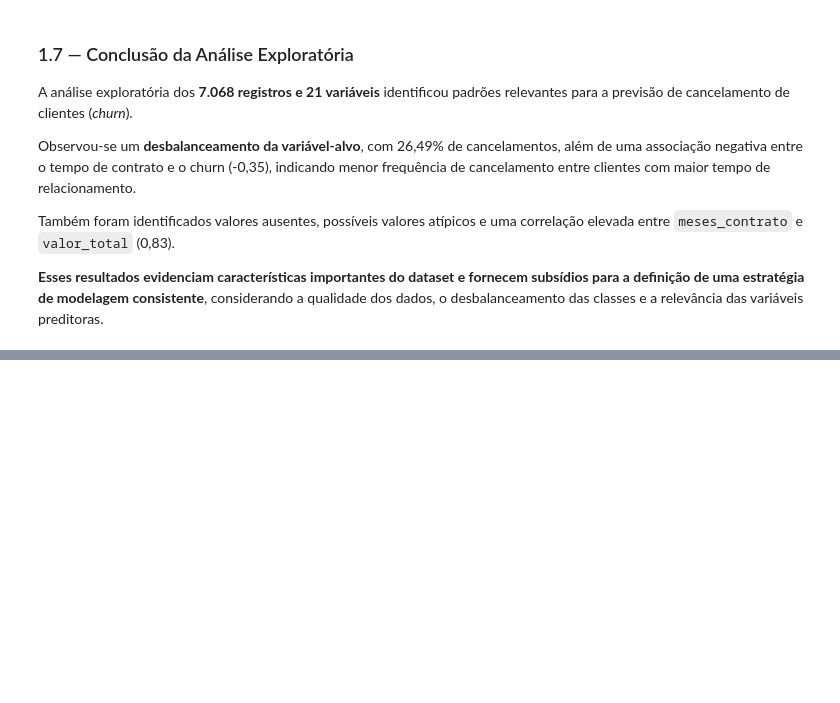
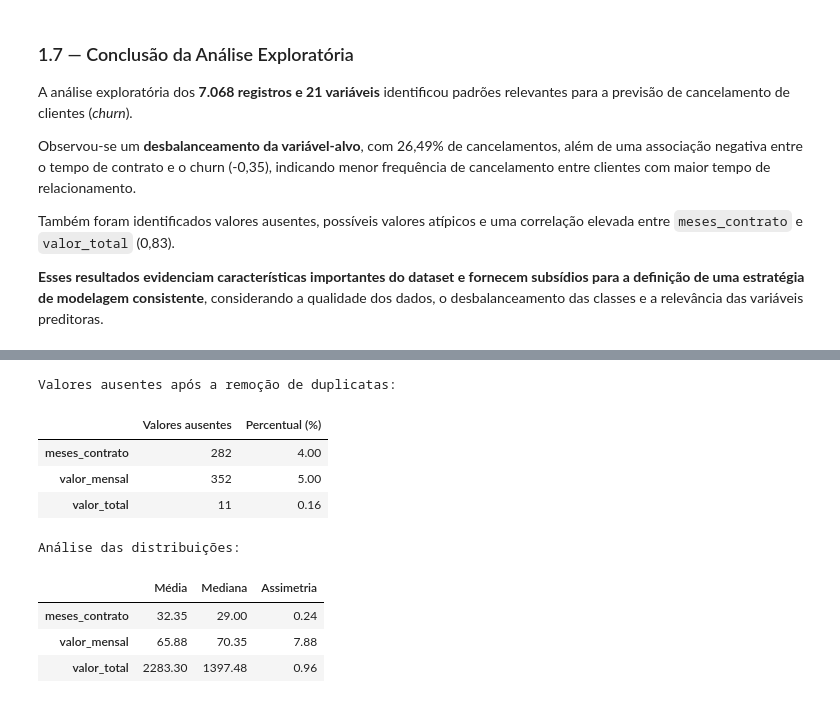
Before and after one commit to Cristina-Freitas/telecom-churn-prediction, a Jupyter notebook: notebooks/01_analise_exploratoria.ipynb, the cells around one changed output, grey strips where cells are left out. Cells and saved outputs as stored; diff of their text form; code cells hidden in the pictures; blank space fills up the shorter version.

```diff
--- a/notebooks/01_analise_exploratoria.ipynb
+++ b/notebooks/01_analise_exploratoria.ipynb
@@ -476,0 +545,50 @@ Também foram identificados valores ausentes, possíveis valores atípicos e uma
+# %%
+# ============================================================
+# 2.2 — DIAGNÓSTICO DOS VALORES AUSENTES
+# ============================================================
+
+# Identifica as variáveis com valores ausentes
+valores_ausentes = df_tratado.isna().sum()
+valores_ausentes = valores_ausentes[valores_ausentes > 0]
+
+# Calcula os percentuais
+percentuais_ausentes = (
+    valores_ausentes / len(df_tratado) * 100
+)
+
+# Organiza o diagnóstico
+diagnostico_ausentes = pd.DataFrame({
+    "Valores ausentes": valores_ausentes,
+    "Percentual (%)": percentuais_ausentes
+})
+
+print("Valores ausentes após a remoção de duplicatas:")
+display(diagnostico_ausentes.round(2))
+
+# Seleciona as variáveis numéricas com valores ausentes
+colunas_numericas_ausentes = [
+    coluna
+    for coluna in valores_ausentes.index
+    if pd.api.types.is_numeric_dtype(df_tratado[coluna])
+]
+
+# Compara média, mediana e assimetria
+analise_distribuicao = pd.DataFrame({
+    "Média": df_tratado[colunas_numericas_ausentes].mean(),
+    "Mediana": df_tratado[colunas_numericas_ausentes].median(),
+    "Assimetria": df_tratado[colunas_numericas_ausentes].skew()
+})
+
+print("\nAnálise das distribuições:")
+display(analise_distribuicao.round(2))
+# %% [output]
+Valores ausentes após a remoção de duplicatas:
+|  | Valores ausentes | Percentual (%) |
+| meses_contrato | 282 | 4.00 |
+| valor_mensal | 352 | 5.00 |
+| valor_total | 11 | 0.16 |
+Análise das distribuições:
+|  | Média | Mediana | Assimetria |
+| meses_contrato | 32.35 | 29.00 | 0.24 |
+| valor_mensal | 65.88 | 70.35 | 7.88 |
+| valor_total | 2283.30 | 1397.48 | 0.96 |
```
Also changed, not shown: parts of 21 cells of this notebook, 7 other files.
